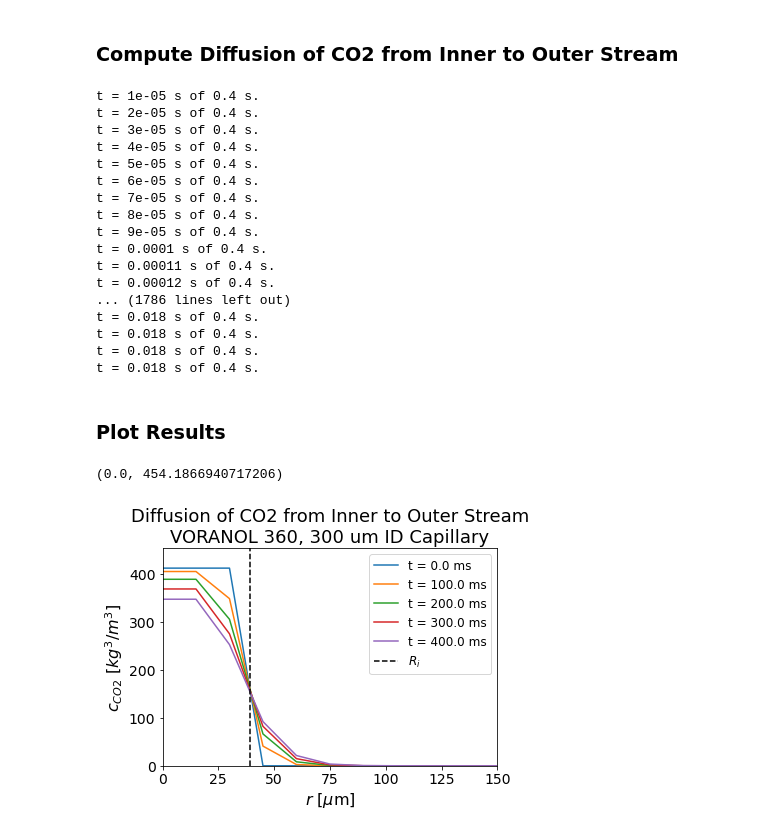
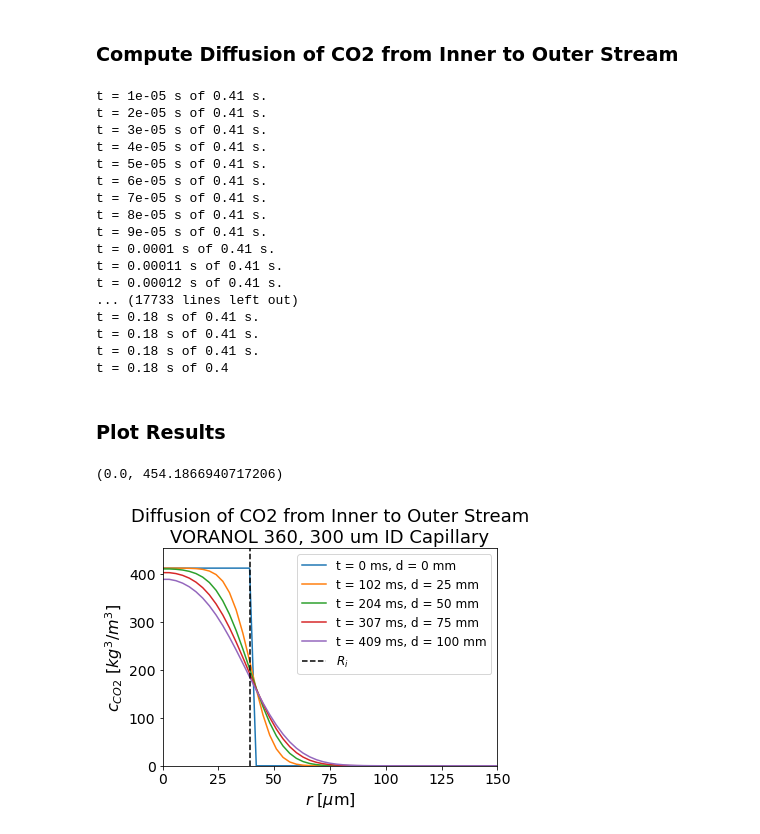
Before and after one commit to andylitalo/bubble-growth, a Jupyter notebook: 20200829_diffn_inner_to_outer.ipynb, the cells around one changed output. Cells and saved outputs as stored; diff of their text form; code cells hidden in the pictures.

Commit message:
Added plot influence thickness

```diff
--- a/20200829_diffn_inner_to_outer.ipynb
+++ b/20200829_diffn_inner_to_outer.ipynb
@@ -42,7 +42,6 @@ r_arr = np.linspace(r_min, r_max, N+1)
 
 # diffusion model parameters
 dt = 10E-6 # time step [s]
-t_f = 400E-3 # final time [s]
 dcdt_fn = diffn.calc_dcdt_cyl
 bc_specs_list = [(diffn.neumann, 0, 1, 0, r_arr), (diffn.dirichlet, -1, 0)]
 dc_c_s_frac = 0.01 # step size in concentration for estimating dD/dc as a fraction of saturation concentration
@@ -58,6 +57,7 @@ l_fs = 12
 
 # CONVERSIONS
 m_2_um = 1E6
+m_2_mm = 1E3
 s_2_ms = 1E3
 # %% [markdown]
 ### Set Initial Concentration Profile
@@ -65,7 +65,10 @@ s_2_ms = 1E3
 We assume saturation in the inner stream up to the inner radius and no CO2 in the outer stream.
 # %%
 # computes properties of flow in observation capillary
-_, R_i, _ = flow.get_dp_R_i_v_max(eta_i, eta_o, L, Q_i, Q_o, R_o, SI=True)
+_, R_i, v = flow.get_dp_R_i_v_max(eta_i, eta_o, L, Q_i, Q_o, R_o, SI=True)
+
+# time at end of channel [s]
+t_f = L/v
 
 # creates initial concentration profile [kg CO2 / m^3 polyol-CO2]
 c_0 = np.zeros([N+1])
@@ -80,53 +83,53 @@ reload(diffn)
 
 t, c = diffn.go(dt, t_f, r_arr, list(c_0), dcdt_fn, bc_specs_list, dc, polyol_data_file)
 # %% [output]
-t = 1e-05 s of 0.4 s.
-t = 2e-05 s of 0.4 s.
-t = 3e-05 s of 0.4 s.
-t = 4e-05 s of 0.4 s.
-t = 5e-05 s of 0.4 s.
-t = 6e-05 s of 0.4 s.
-t = 7e-05 s of 0.4 s.
-t = 8e-05 s of 0.4 s.
-t = 9e-05 s of 0.4 s.
-t = 0.0001 s of 0.4 s.
-t = 0.00011 s of 0.4 s.
-t = 0.00012 s of 0.4 s.
-... (1786 lines left out)
-t = 0.018 s of 0.4 s.
-t = 0.018 s of 0.4 s.
-t = 0.018 s of 0.4 s.
-t = 0.018 s of 0.4 s.
+t = 1e-05 s of 0.41 s.
+t = 2e-05 s of 0.41 s.
+t = 3e-05 s of 0.41 s.
+t = 4e-05 s of 0.41 s.
+t = 5e-05 s of 0.41 s.
+t = 6e-05 s of 0.41 s.
+t = 7e-05 s of 0.41 s.
+t = 8e-05 s of 0.41 s.
+t = 9e-05 s of 0.41 s.
+t = 0.0001 s of 0.41 s.
+t = 0.00011 s of 0.41 s.
+t = 0.00012 s of 0.41 s.
+... (17733 lines left out)
+t = 0.18 s of 0.41 s.
+t = 0.18 s of 0.41 s.
+t = 0.18 s of 0.41 s.
+t = 0.18 s of 0.4
 # %% [markdown]
 ### Plot Results
 # %%
 # initializes plot
 fig = plt.figure()
 ax = fig.add_subplot(111)
 
 # define plot limits
 x_lim = [0, R_o*m_2_um]
 y_lim = [0, 1.1*c_s]
 
 # plot desired concentration profiles
 n_plot = 4
 n_steps = len(t)
 skip = int(n_steps / n_plot)
 
 for i in range(0, n_steps, skip):
-    ax.plot(r_arr*m_2_um, c[i], label='t = {0:.1f} ms'.format(t[i]*s_2_ms))
+    ax.plot(r_arr*m_2_um, c[i], label='t = {0:d} ms, d = {1:d} mm'.format(int(t[i]*s_2_ms), int(v*t[i]*m_2_mm)))
 
 ax.plot([R_i*m_2_um, R_i*m_2_um], y_lim, 'k--', label=r'$R_i$')
 # formats plot
 ax.set_title('Diffusion of CO2 from Inner to Outer Stream\nVORANOL 360, {0:d} um ID Capillary'.format(int(2*R_o*m_2_um)),
              fontsize=t_fs)
 ax.set_xlabel(r'$r$ [$\mu$m]', fontsize=ax_fs)
 ax.set_ylabel(r'$c_{CO2}$ [$kg^3$/$m^3$]', fontsize=ax_fs)
 ax.tick_params(axis='both', labelsize=tk_fs)
 plt.legend(fontsize=l_fs)
 
 ax.set_xlim(x_lim)
 ax.set_ylim(y_lim)
 # %% [output]
 (0.0, 454.1866940717206)
-[figure, old version]
+[figure, new version]
```
Also changed, not shown: 2 other files.
